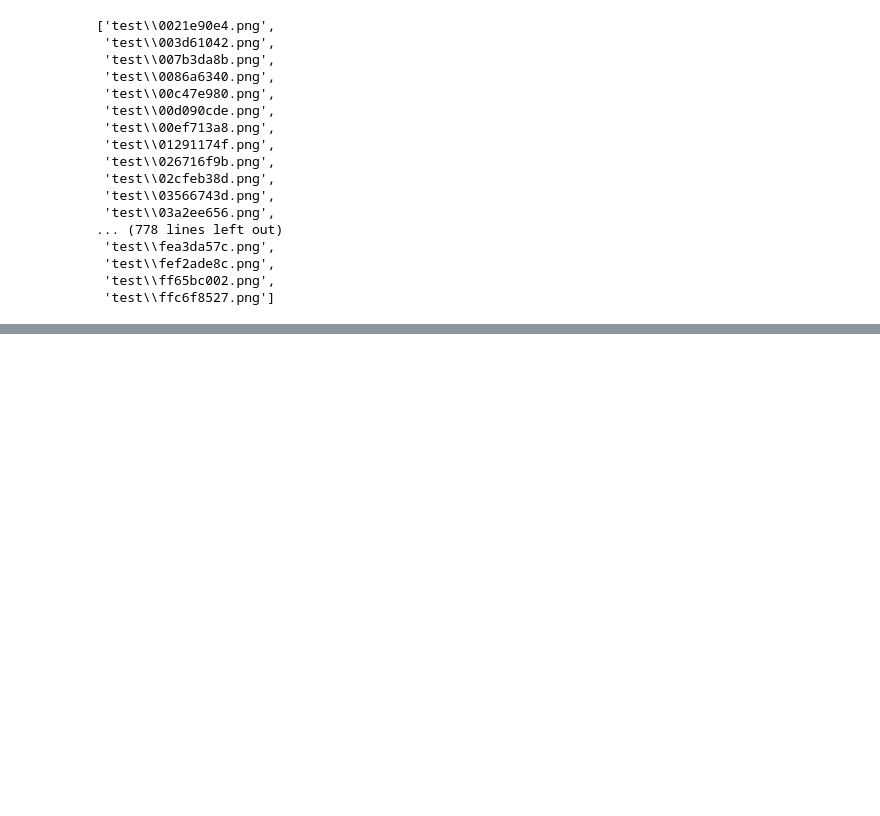
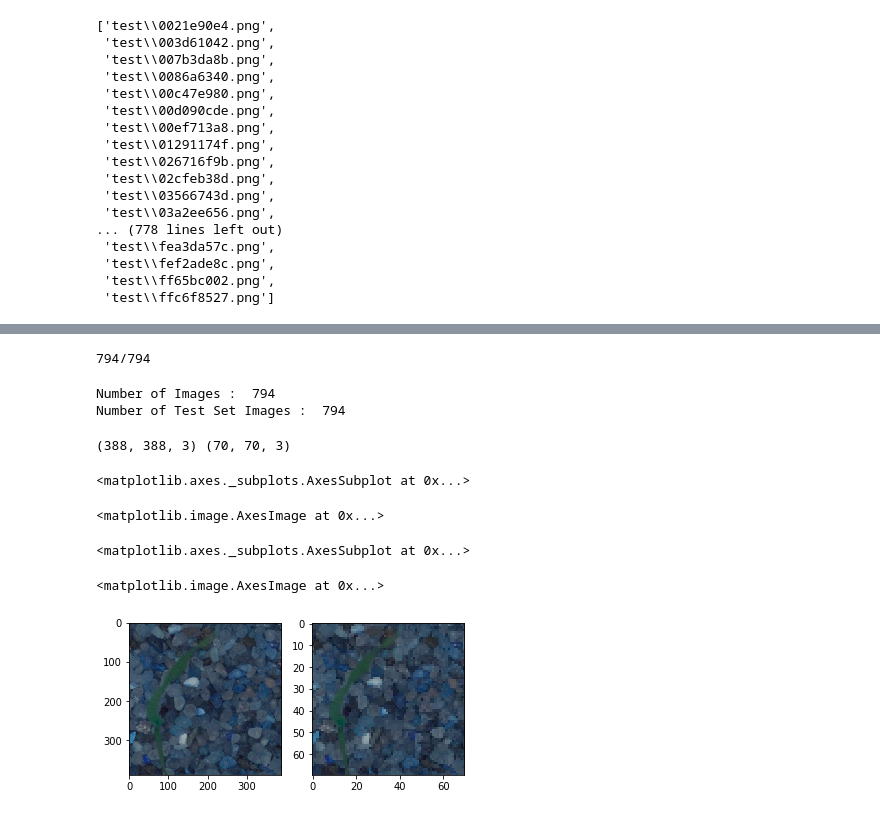
Before and after one commit to GreatLearningAIML1/bangalore-november-2018-batch-rvarun95, a Jupyter notebook: R8_External_Lab_Computervision_with_CNN_seedlings_classification_v4.ipynb, the cells around one changed output, grey strips where cells are left out. Drawn from its saved outputs; the diff is of its cells as text; code cells hidden in the pictures; blank space fills up the shorter version.

```diff
--- a/R8_External_Lab_Computervision_with_CNN_seedlings_classification_v4.ipynb
+++ b/R8_External_Lab_Computervision_with_CNN_seedlings_classification_v4.ipynb
@@ -62,14 +62,13 @@ path_to_test = 'test/*.png'
 
 images_train = glob(path_to_train)
 images_test  = glob(path_to_test)
+number_train = len(images_train)
+number_test  = len(images_test)
 
 trainSet = []
 trainLabels = []
-testset = []
+testSet = []
 tests = []
-
-num_train = len(images_train)
-num_test  = len(images_test)
 # %%
 images_train
 # %% [output]
@@ -554,0 +192,32 @@ result.to_csv("Prediction_v4.csv",index=False)
+# %%
+count = 1
+for i in images_test:
+    print(str(count)+'/'+str(number_test),end='\r')
+    tests.append(i.split('/')[-1])
+    testSet.append(cv2.resize(cv2.imread(i),(SCALE,SCALE)))
+    count = count + 1
+testSet = np.asarray(testSet)
+# %% [output]
+794/794
+# %%
+print('Number of Images : ', number_test)
+print('Number of Test Set Images : ', len(testSet))
+# %% [output]
+Number of Images :  794
+Number of Test Set Images :  794
+# %%
+#View one sample image
+sampleImageScale = trainSet[1]
+sampleImageOriginal = cv2.imread(images_train[1])
+print(sampleImageOriginal.shape, sampleImageScale.shape)
+plt.subplot(1,2,1)
+plt.imshow(sampleImageOriginal)
+plt.subplot(1,2,2)
+plt.imshow(sampleImageScale)
+# %% [output]
+(388, 388, 3) (70, 70, 3)
+<matplotlib.axes._subplots.AxesSubplot at 0x...>
+<matplotlib.image.AxesImage at 0x...>
+<matplotlib.axes._subplots.AxesSubplot at 0x...>
+<matplotlib.image.AxesImage at 0x...>
+[figure, added]
```
Also changed, not shown: parts of 47 cells of this notebook.
